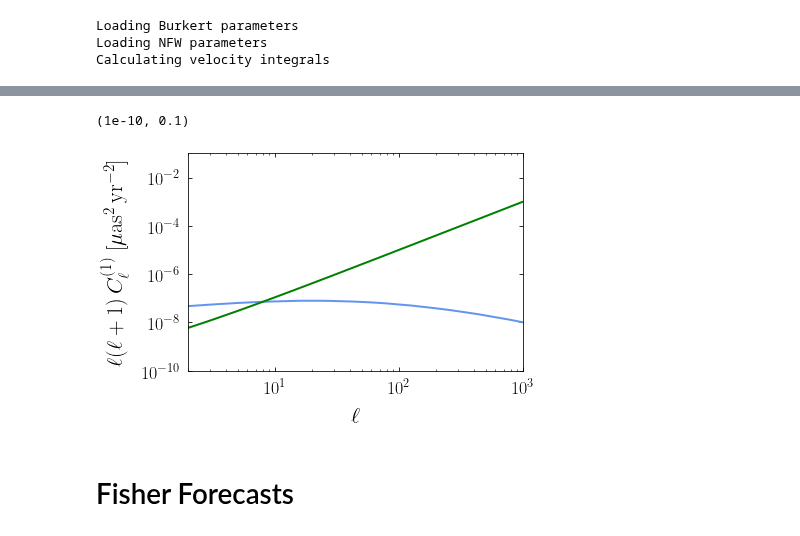
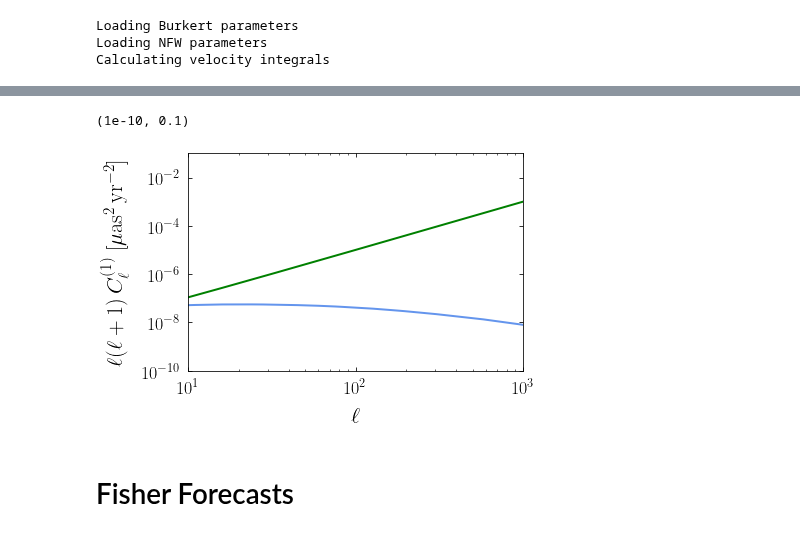
Before and after one commit to smsharma/astrometry-lensing-correlations, a Jupyter notebook: Theory/TheorySpec.ipynb, the cells around one changed output, grey strips where cells are left out. Cells and saved outputs as stored; diff of their text form; code cells hidden in the pictures.

```diff
--- a/Theory/TheorySpec.ipynb
+++ b/Theory/TheorySpec.ipynb
@@ -201,7 +201,7 @@ alpha_fid = -1.9
 dalpha = 0.02
 
 pspecpop.set_mass_distribution(pspecpop.rho_M_SI, f_DM=0.5, M_min=1e5*M_s, M_max=1e10*M_s, alpha=alpha_fid)
-pspecpop.set_radial_distribution(pspecpop.r2rho_V_ein_EAQ, R_min=1*kpc, R_max=200*kpc)
+pspecpop.set_radial_distribution(pspecpop.r2rho_V_ein_EAQ, R_min=1*kpc, R_max=260*kpc)
 pspecpop.set_subhalo_properties(pspecpop.c200_Moline)
 
 pspecpop.get_C_l_total_ary()
@@ -240,24 +240,24 @@ N_q = 1e9
 # %%
 plt.plot(pspecpop.l_ary, pspecpop.l_ary*(pspecpop.l_ary + 1)*pspecpop.C_l_ary)
 plt.plot(pspecpop.l_ary, pspecpop.l_ary*(pspecpop.l_ary + 1)*np.ones_like(pspecpop.l_ary)*sigma_mu**2/N_q, color='green')
 
 # plt.plot(pspecpop.l_ary, pspecpop.l_ary*(pspecpop.l_ary + 1)*C_l_p_ary[0])
 # plt.plot(pspecpop.l_ary, pspecpop.l_ary*(pspecpop.l_ary + 1)*C_l_m_ary[0])
 
 # plt.plot(pspecpop.l_ary, pspecpop.l_ary*(pspecpop.l_ary + 1)*pspecpop.C_l_ary*(1+0.2))
 # plt.plot(pspecpop.l_ary, pspecpop.l_ary*(pspecpop.l_ary + 1)*pspecpop.C_l_ary*(1-0.2))
 
 plt.yscale("log")
 plt.xscale("log")
 
 plt.xlabel("$\ell$")
 plt.ylabel("$\ell(\ell+1)\,C_\ell^{(1)}$ [$\mu$as$^2$\,yr$^{-2}$]")
 
-plt.xlim(2, 1000)
+plt.xlim(10, 1000)
 plt.ylim(1e-10,1e-1)
 # %% [output]
 (1e-10, 0.1)
-[figure, old version]
+[figure, new version]
 # %% [markdown]
 # Fisher Forecasts
 # %%
```
Also changed, not shown: parts of 1 cell of this notebook, 15 other files.
